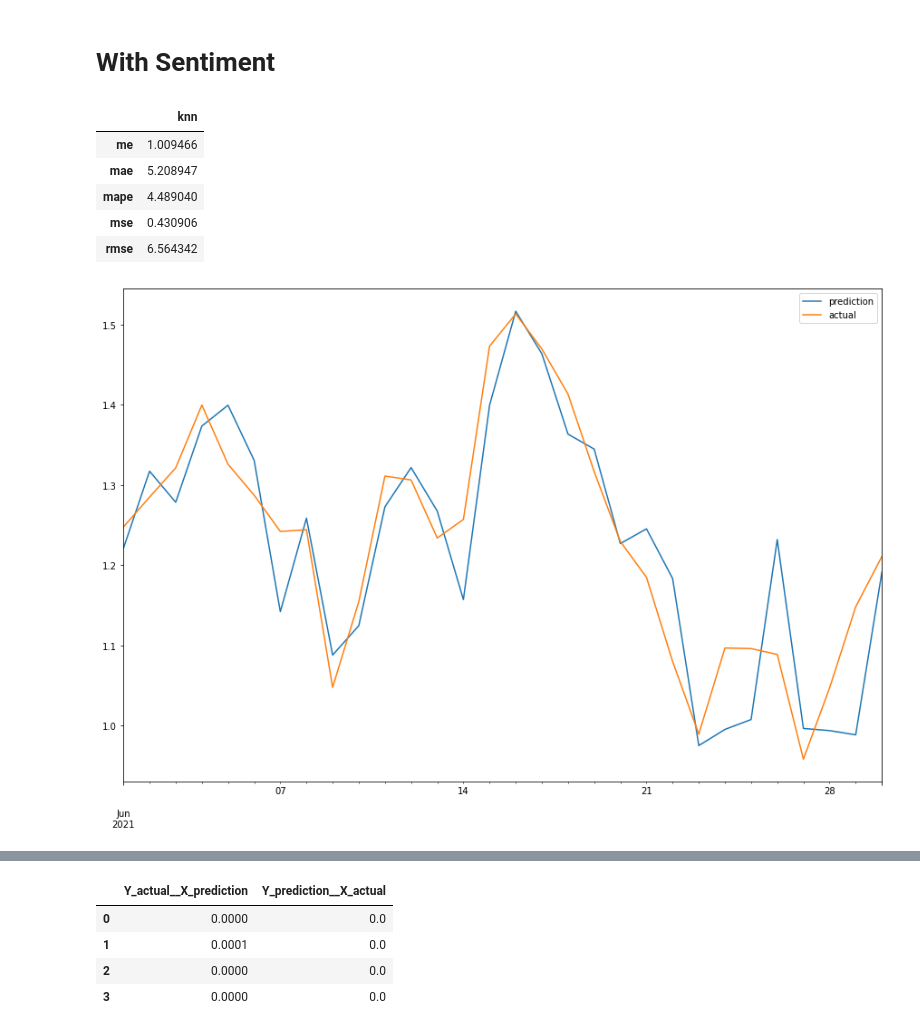
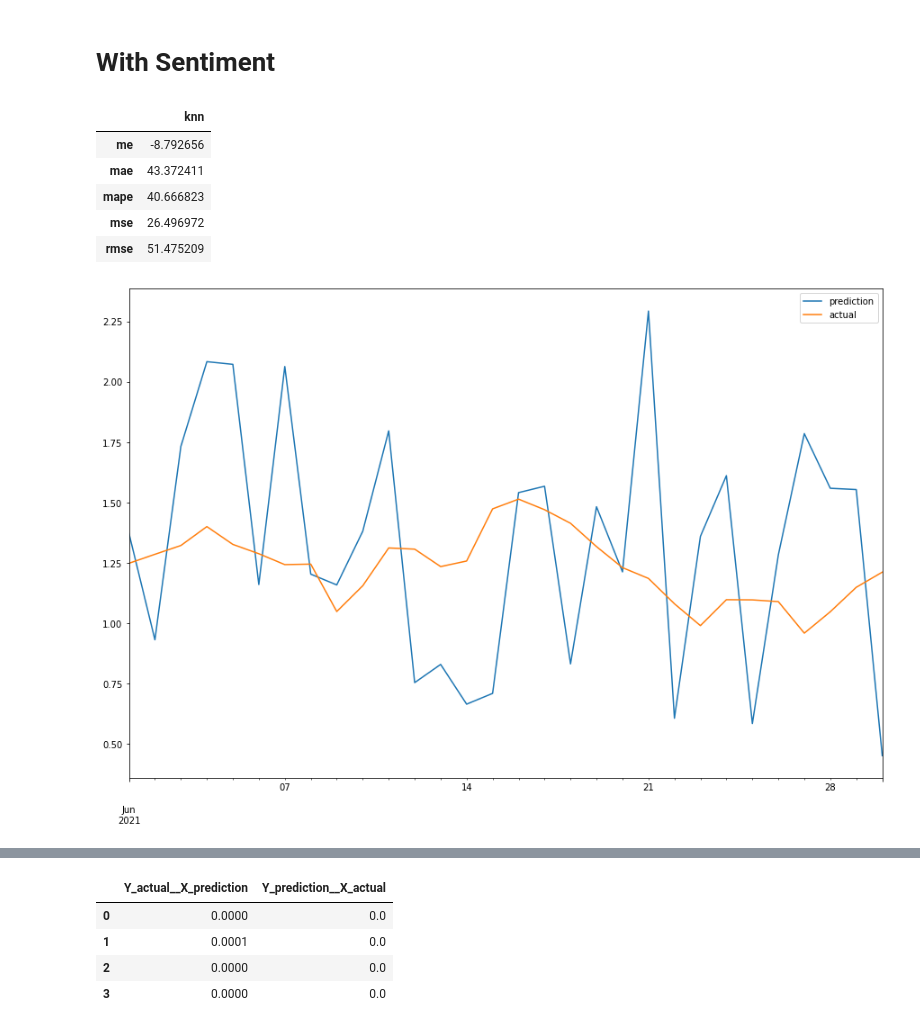
Before and after one commit to VeniJeen/CryptoSent, a Jupyter notebook: Predictions/ML/ml101.ipynb, the cells around one changed output, grey strips where cells are left out. Saved outputs shown, nothing was run; the diff lists cells and outputs as text; code cells hidden in the pictures.

```diff
--- a/Predictions/ML/ml101.ipynb
+++ b/Predictions/ML/ml101.ipynb
@@ -119,7 +119,7 @@ Critial Values:
 # %%
 from sklearn.preprocessing import StandardScaler,MinMaxScaler
 scl=StandardScaler()
-
+mmsclzo=MinMaxScaler(feature_range=(0,1))
 
 resample_period='d'
 TARGET='close'
@@ -133,7 +133,7 @@ sentiment_signals=['sell', 'buy', #'sent_ntusd',
 'sent_dbe_surprise']
 
 #filter on sentiment signals, topic and any other
-v_topic=subs.topic=='Bitcoin'
+v_topic=subs.topic2=='Bitcoin'
 v_score=subs.origin!='main'
 
 v_awards=subs.awards_value > subs.awards_value.quantile(.99)
@@ -150,11 +150,16 @@ btc_fts=['unix', 'date', 'symbol', 'open','close', 'high', 'low', 'close', 'Volu
        'Volume USD', 'avg_hl', 'avg_oc', 'perc', 'difference']
 btc_filtered=btc.drop(columns=['unix','date','symbol','avg_hl','avg_oc'])
 
-
+tempflt=pd.DataFrame(
+    mmsclzo.fit_transform(filtered_df),
+    columns=filtered_df.columns,
+    index=filtered_df.index)
+tempflt=tempflt.resample(resample_period).mean()
 
 maindf=pd.concat([
     btc_filtered.resample(resample_period).mean(),
-    filtered_df.resample(resample_period).mean(),
+    #filtered_df.resample(resample_period).mean(),
+    tempflt,
     subs[v_topic].resample(resample_period).volume.sum()],axis=1).dropna().head(-1)
 
 
@@ -163,7 +168,7 @@ maindf=pd.concat([
 dft=pd.DataFrame(
     scl.fit_transform(maindf),
     columns=maindf.columns,
-    index=maindf.index)
+    index=maindf.index).dropna()
 
 #dft=pd.DataFrame(
 #    scl.fit_transform(maindf.drop(columns=[TARGET])),
@@ -174,13 +179,13 @@ dft=pd.DataFrame(
 target=dft[TARGET]
 #features=dft.drop(columns=[TARGET])
 #features=dft[['open','high','low','sent_fbt']]
-features=dft#[['high','difference','buy','sent_lr_coms','volume']]
+features=dft[sentiment_signals]#['high','difference','buy','sent_lr_coms','volume']]
 dt_index=dft.index
 featuresnp=features.to_numpy()
 targetnp=target.to_numpy()
 
 count=0
-train_window=4
+train_window=1
 test_window=1
 test_lenght=30*1*1
 x=[]
@@ -197,37 +202,37 @@ xt,xv=x[:-test_lenght],x[-test_lenght:]
 yt,yv=y[:-test_lenght],y[-test_lenght:]
 
 # Or better yet: use a pipeline!
 
 
 #model=RandomForestRegressor(n_estimators=5,max_depth=30, random_state=0)
 #model=DecisionTreeRegressor()
-model=linear_model.LinearRegression()
+model=linear_model.LinearRegression(fit_intercept=False)
 #model=KNeighborsRegressor()
 
 
 model.fit(xt,yt)
 pred=model.predict(xv)
 res=pd.concat(
     [
     pd.DataFrame(
         pred,
         columns=['prediction'],
         index=dt_index[-len(pred):]
         ),
     pd.DataFrame(
         yv,
         columns=['actual'],
         index=dt_index[-len(pred):]
         )
     ]
     ,axis=1)
 res.plot(figsize=(15,10));
 evaluate_pred(res['prediction'],res['actual'],model_name='knn')*100
 # %% [output]
 |  | knn |
-| me | 1.009466 |
-| mae | 5.208947 |
-| mape | 4.489040 |
-| mse | 0.430906 |
-| rmse | 6.564342 |
+| me | -8.792656 |
+| mae | 43.372411 |
+| mape | 40.666823 |
+| mse | 26.496972 |
+| rmse | 51.475209 |
-[figure, old version]
+[figure, new version]
```
Also changed, not shown: parts of 9 cells of this notebook, 7 other files.
